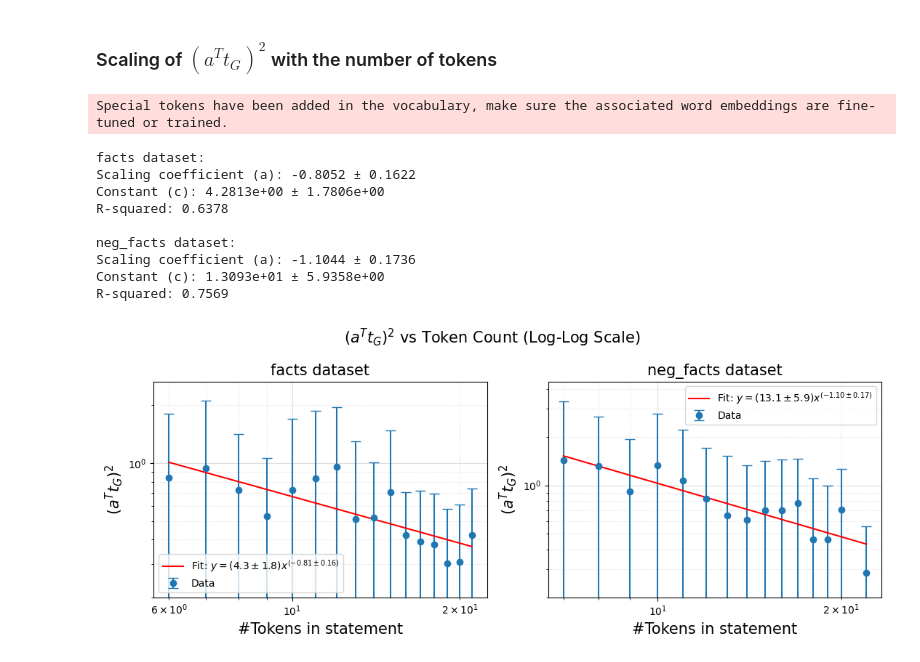
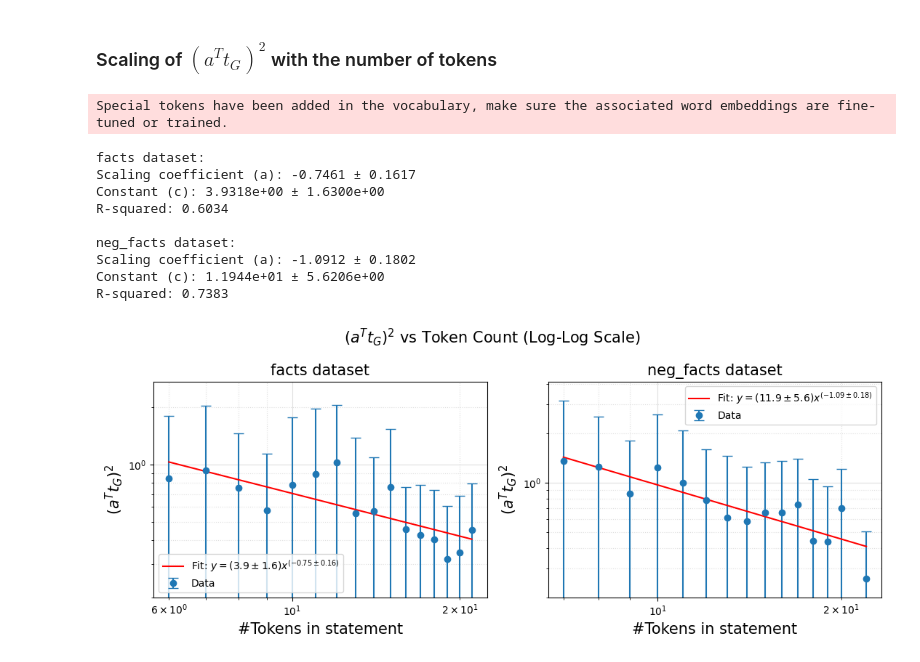
Before and after one commit to sciai-lab/Truth_is_Universal, a Jupyter notebook: truth_directions.ipynb, the cells around one changed output. Drawn from its saved outputs; the diff is of its cells as text; code cells hidden in the pictures.

```diff
--- a/truth_directions.ipynb
+++ b/truth_directions.ipynb
@@ -80,22 +82,22 @@ for _ in range(nr_runs):
         cv_train_sets = [set for j, set in enumerate(train_sets) if j not in (i, i+1)]
 
         # Collect training data
-        acts, labels, polarities = collect_training_data(cv_train_sets, train_set_sizes, model_family,
-                                                          model_size, model_type, layer, center=True)
+        acts_centered, _, labels, polarities = collect_training_data(cv_train_sets, train_set_sizes, model_family,
+                                                          model_size, model_type, layer)
 
         # Fit model
-        t_g, t_p = learn_truth_directions(acts, labels, polarities)
+        t_g, t_p = learn_truth_directions(acts_centered, labels, polarities)
 
         # Evaluate on held-out sets, assuming affirmative and negated dataset on the same topic are at index i and i+1
         for j in range(2):
             dataset = train_sets[i+j]
             dm = DataManager()
             dm.add_dataset(dataset, model_family, model_size, model_type, layer, split=None, center=True, device='cpu')
-            acts, labels = dm.get(dataset)
+            acts_centered, labels = dm.get(dataset)
 
-            predictions = torch.heaviside(acts @ t_g, torch.tensor([1.0]))
+            predictions = torch.heaviside(acts_centered @ t_g, torch.tensor([1.0]))
             results['t_g'][dataset].append((predictions == labels).float().mean().item())
-            predictions = torch.heaviside(acts @ t_p, torch.tensor([1.0]))
+            predictions = torch.heaviside(acts_centered @ t_p, torch.tensor([1.0]))
             results['t_p'][dataset].append((predictions == labels).float().mean().item())
 
 stat_results = compute_statistics(results)
@@ -132,9 +134,9 @@ plt.show()
 ### Activation vectors projected onto 2d truth subspace
 # %%
 # Compute t_g and t_p using all data
-acts, labels, polarities = collect_training_data(train_sets, train_set_sizes, model_family,
-                                                    model_size, model_type, layer, center=True)
-t_g, t_p = learn_truth_directions(acts, labels, polarities)
+acts_centered, _, labels, polarities = collect_training_data(train_sets, train_set_sizes, model_family,
+                                                    model_size, model_type, layer)
+t_g, t_p = learn_truth_directions(acts_centered, labels, polarities)
 
 # define helper functions for plotting
 def collect_affirm_neg_data(train_sets, train_set_sizes, model_family, model_size, model_type, layer):
@@ -517,9 +519,9 @@ for project_out in project_options:
 
     for run in range(num_runs):
         # Compute t_g and t_p using all data
-        acts, labels, polarities = collect_training_data(train_sets, train_set_sizes, model_family,
-                                                            model_size, model_type, layer, center=True)
-        t_g, t_p = learn_truth_directions(acts, labels, polarities)
+        acts_centered, _, labels, polarities = collect_training_data(train_sets, train_set_sizes, model_family,
+                                                            model_size, model_type, layer)
+        t_g, t_p = learn_truth_directions(acts_centered, labels, polarities)
         # orthonormalize t_g and t_p
         t_G_orthonormal, t_P_orthonormal = compute_orthonormal_vectors(t_g, t_p)
 
@@ -632,9 +634,9 @@ DIRECTORY = config[model_family]['weights_directory']
 model_path = os.path.join(DIRECTORY, config[model_family][f'{model_size}_{model_type}_subdir'])
 tokenizer = AutoTokenizer.from_pretrained(model_path)
 
-acts, labels, polarities = collect_training_data(train_sets, train_set_sizes, model_family,
-                                                    model_size, model_type, layer, center=True)
-t_g, t_p = learn_truth_directions(acts, labels, polarities)
+acts_centered, _, labels, polarities = collect_training_data(train_sets, train_set_sizes, model_family,
+                                                             model_size, model_type, layer)
+t_g, t_p = learn_truth_directions(acts_centered, labels, polarities)
 
 fig, axs = plt.subplots(1, 2, figsize=(11, 4.5))
 
@@ -716,37 +718,37 @@ for i, dataset in enumerate(datasets):
     axs[i].set_xscale('log')
     axs[i].set_yscale('log')
     axs[i].set_xlabel('#Tokens in statement', size=15)
     axs[i].set_ylabel('$(a^T t_G)^2$', size=15)
     axs[i].set_title(f'{dataset} dataset', size=15)
     axs[i].grid(True, which="both", ls="-", alpha=0.4)
     axs[i].legend()
 
     # Add minor gridlines
     axs[i].minorticks_on()
     axs[i].grid(which="minor", linestyle=":", alpha=0.4)
 
     # Set y-axis limit
     y_min = 2e-1  # Adjust this value as needed
     axs[i].set_ylim(bottom=y_min)
 
     print(f"{dataset} dataset:")
     print(f"Scaling coefficient (a): {a:.4f} ± {se_a:.4f}")
     print(f"Constant (c): {c:.4e} ± {se_c:.4e}")
     print(f"R-squared: {result.rvalue**2:.4f}")
     print()
 
 plt.suptitle("$(a^T t_G)^2$ vs Token Count (Log-Log Scale)", size=15)
 plt.tight_layout()
 plt.show()
 # %% [output]
 Special tokens have been added in the vocabulary, make sure the associated word embeddings are fine-tuned or trained.
 facts dataset:
-Scaling coefficient (a): -0.8052 ± 0.1622
-Constant (c): 4.2813e+00 ± 1.7806e+00
-R-squared: 0.6378
+Scaling coefficient (a): -0.7461 ± 0.1617
+Constant (c): 3.9318e+00 ± 1.6300e+00
+R-squared: 0.6034
 
 neg_facts dataset:
-Scaling coefficient (a): -1.1044 ± 0.1736
-Constant (c): 1.3093e+01 ± 5.9358e+00
-R-squared: 0.7569
+Scaling coefficient (a): -1.0912 ± 0.1802
+Constant (c): 1.1944e+01 ± 5.6206e+00
+R-squared: 0.7383
-[figure, old version]
+[figure, new version]
```
Also changed, not shown: parts of 8 cells of this notebook, 6 other files.
